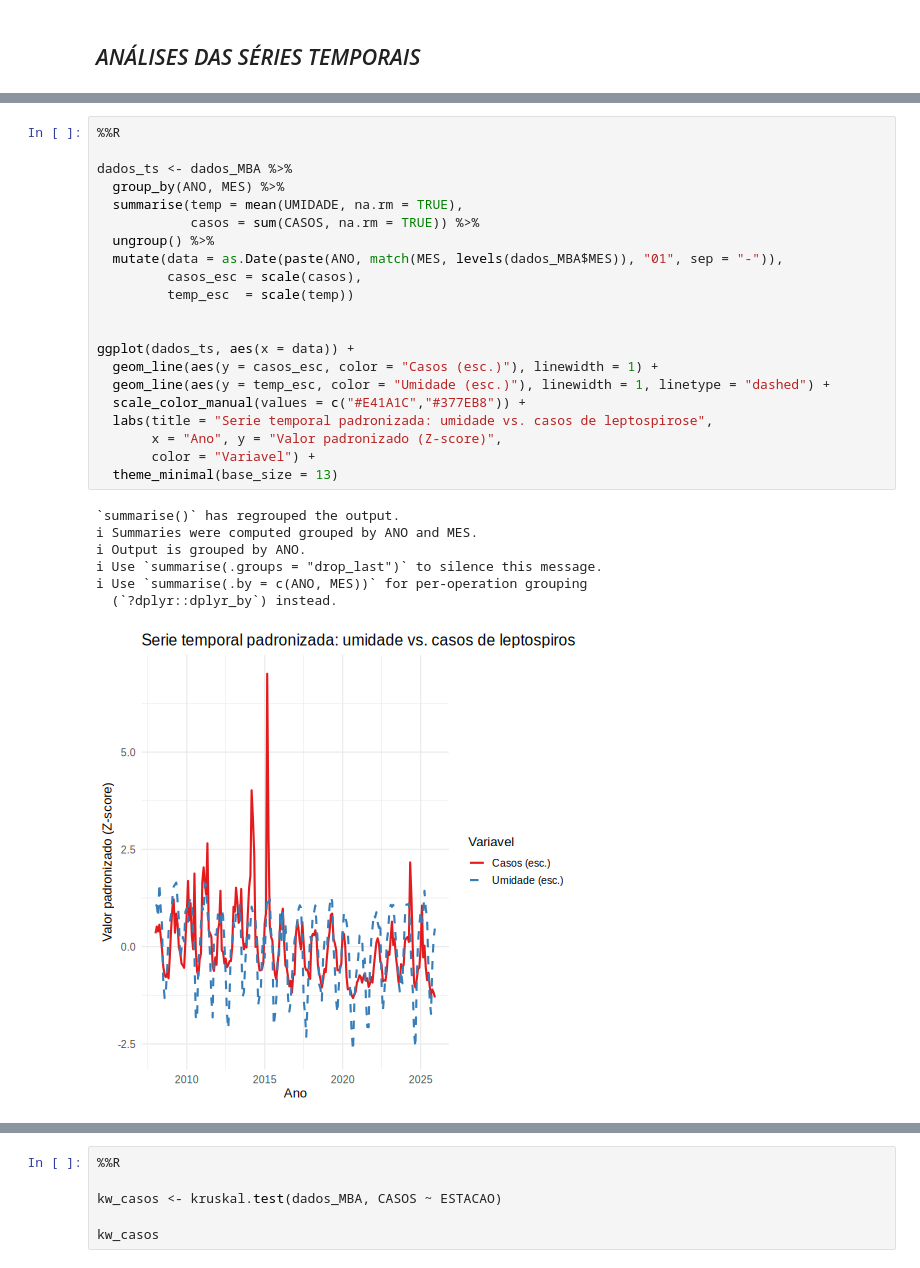
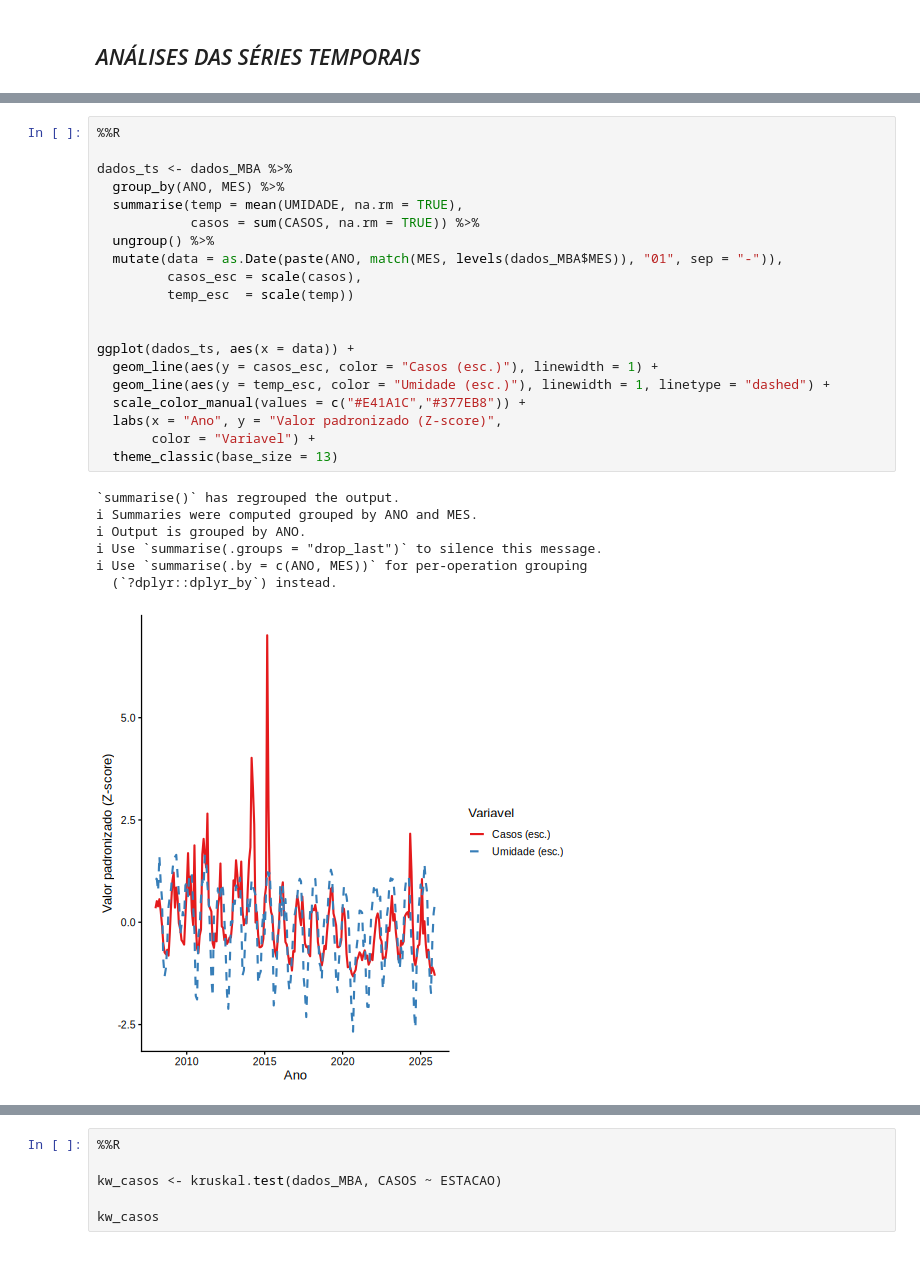
Before and after one commit to rubiakuhne123/TCC_MBAUSPEsalq, a Jupyter notebook: TCC_MBAUSPEsalq_RubiaDiazTaveirosKuhne.ipynb, the cells around one changed output, grey strips where cells are left out. Drawn from its saved outputs; the diff is of its cells as text.

```diff
--- a/TCC_MBAUSPEsalq_RubiaDiazTaveirosKuhne.ipynb
+++ b/TCC_MBAUSPEsalq_RubiaDiazTaveirosKuhne.ipynb
@@ -4217,32 +4211,31 @@ ggplot(dados_ts, aes(x = data)) +
 # %%
 %%R
 
 dados_ts <- dados_MBA %>%
   group_by(ANO, MES) %>%
   summarise(temp = mean(UMIDADE, na.rm = TRUE),
             casos = sum(CASOS, na.rm = TRUE)) %>%
   ungroup() %>%
   mutate(data = as.Date(paste(ANO, match(MES, levels(dados_MBA$MES)), "01", sep = "-")),
          casos_esc = scale(casos),
          temp_esc  = scale(temp))
 
 
 ggplot(dados_ts, aes(x = data)) +
   geom_line(aes(y = casos_esc, color = "Casos (esc.)"), linewidth = 1) +
   geom_line(aes(y = temp_esc, color = "Umidade (esc.)"), linewidth = 1, linetype = "dashed") +
   scale_color_manual(values = c("#E41A1C","#377EB8")) +
-  labs(title = "Serie temporal padronizada: umidade vs. casos de leptospirose",
-       x = "Ano", y = "Valor padronizado (Z-score)",
+  labs(x = "Ano", y = "Valor padronizado (Z-score)",
        color = "Variavel") +
-  theme_minimal(base_size = 13)
+  theme_classic(base_size = 13)
 # %% [output]
 `summarise()` has regrouped the output.
 ℹ Summaries were computed grouped by ANO and MES.
 ℹ Output is grouped by ANO.
 ℹ Use `summarise(.groups = "drop_last")` to silence this message.
 ℹ Use `summarise(.by = c(ANO, MES))` for per-operation grouping
   (`?dplyr::dplyr_by`) instead.
-[figure, old version]
+[figure, new version]
 # %%
 %%R
 
```
Also changed, not shown: parts of 18 cells of this notebook.
